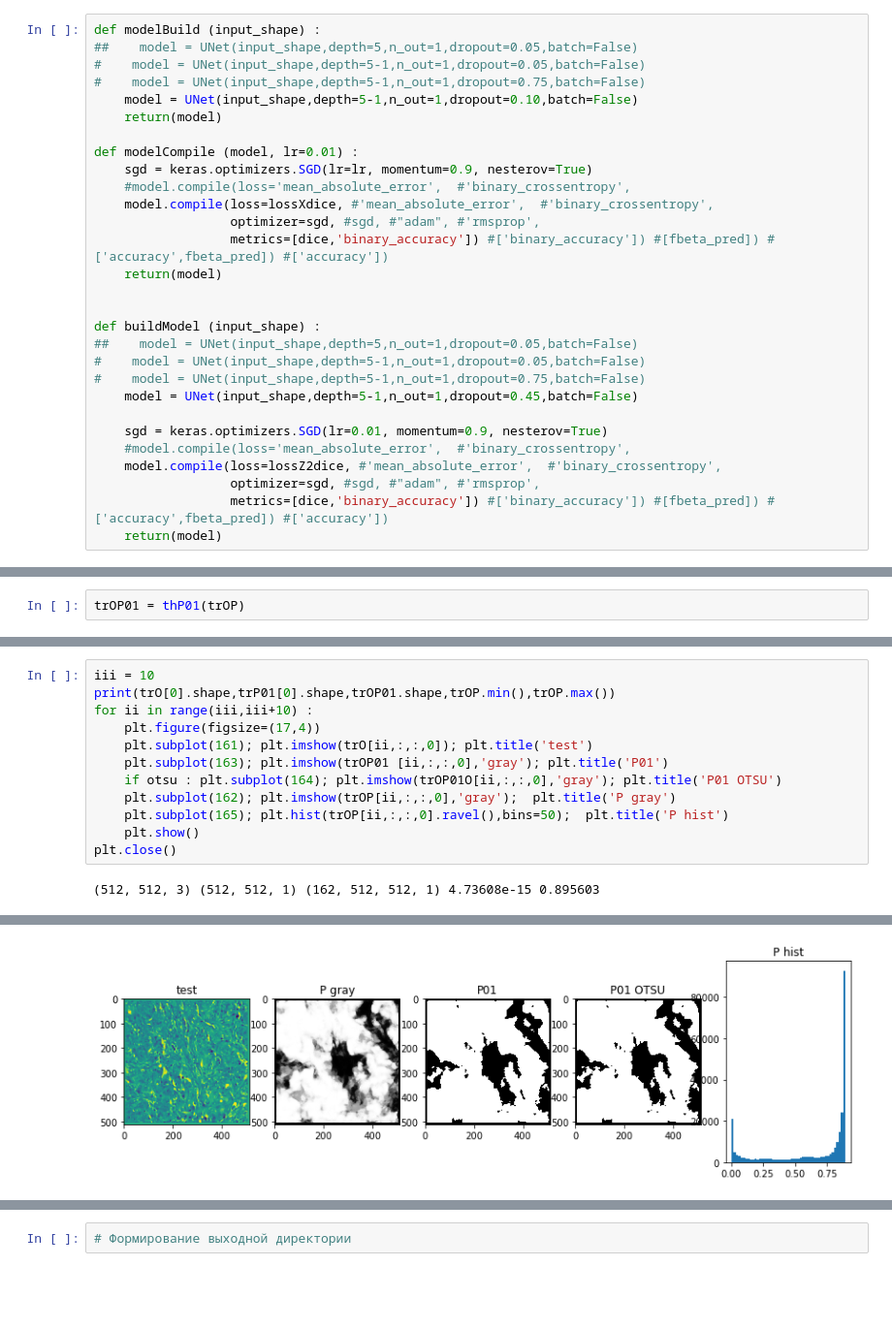
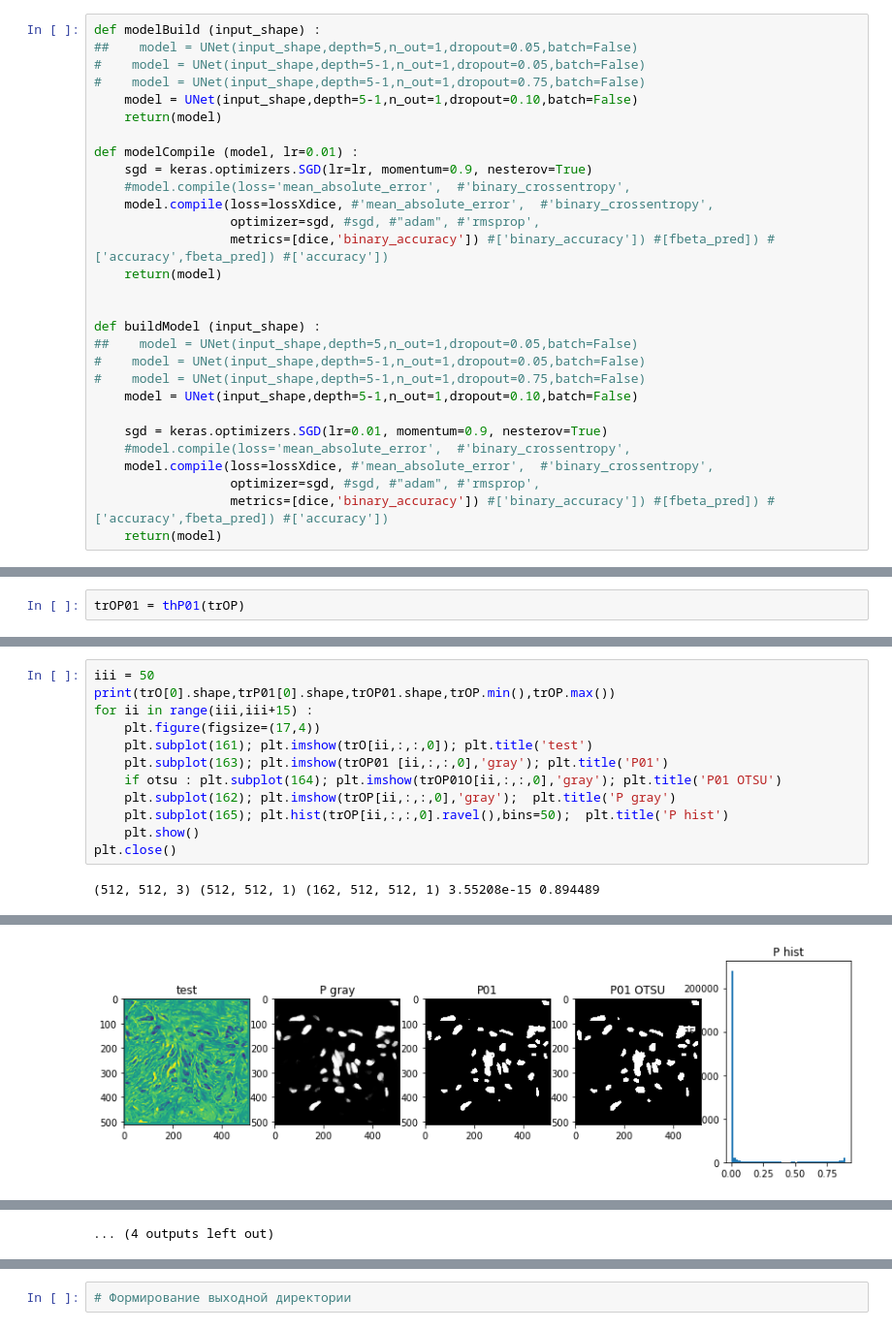
Before and after one commit to SorokinV/TopCoder-2017-07-Pathologic-Segmentation, a Jupyter notebook: Jupyter-Net/Konica-V1-UNet-KFold-Level-1-lossX-Exp.ipynb, the cells around one changed output, grey strips where cells are left out. Shown at 97% size. Saved outputs shown, nothing was run; the diff lists cells and outputs as text; blank space fills up the shorter version.

```diff
--- a/Jupyter-Net/Konica-V1-UNet-KFold-Level-1-lossX-Exp.ipynb
+++ b/Jupyter-Net/Konica-V1-UNet-KFold-Level-1-lossX-Exp.ipynb
@@ -353,11 +353,11 @@ def buildModel (input_shape) :
 ##    model = UNet(input_shape,depth=5,n_out=1,dropout=0.05,batch=False)
 #    model = UNet(input_shape,depth=5-1,n_out=1,dropout=0.05,batch=False)
 #    model = UNet(input_shape,depth=5-1,n_out=1,dropout=0.75,batch=False)
-    model = UNet(input_shape,depth=5-1,n_out=1,dropout=0.45,batch=False)
+    model = UNet(input_shape,depth=5-1,n_out=1,dropout=0.10,batch=False)
 
     sgd = keras.optimizers.SGD(lr=0.01, momentum=0.9, nesterov=True)
     #model.compile(loss='mean_absolute_error',  #'binary_crossentropy',
-    model.compile(loss=lossZ2dice, #'mean_absolute_error',  #'binary_crossentropy',
+    model.compile(loss=lossXdice, #'mean_absolute_error',  #'binary_crossentropy',
                   optimizer=sgd, #sgd, #"adam", #'rmsprop',
                   metrics=[dice,'binary_accuracy']) #['binary_accuracy']) #[fbeta_pred]) #['accuracy',fbeta_pred]) #['accuracy'])
     return(model)
@@ -732,7 +735,7 @@ if otsu :
 # %%
-iii = 10
+iii = 50
 print(trO[0].shape,trP01[0].shape,trOP01.shape,trOP.min(),trOP.max())
-for ii in range(iii,iii+10) :
+for ii in range(iii,iii+15) :
     plt.figure(figsize=(17,4))
     plt.subplot(161); plt.imshow(trO[ii,:,:,0]); plt.title('test')
     plt.subplot(163); plt.imshow(trOP01 [ii,:,:,0],'gray'); plt.title('P01')
@@ -742,4 +745,4 @@ for ii in range(iii,iii+10) :
     plt.show()
 plt.close()
 # %% [output]
-(512, 512, 3) (512, 512, 1) (162, 512, 512, 1) 4.73608e-15 0.895603
+(512, 512, 3) (512, 512, 1) (162, 512, 512, 1) 3.55208e-15 0.894489
@@ -753 +756 @@ plt.close()
-[figure, old version]
+[figure, new version]
@@ -756,3 +760,4 @@ plt.close()
+... (4 outputs left out)
 # %%
 otsu = 1
 if otsu : trOP01 = trOP01O; print(datetime.datetime.now(),'otsu datas')
```
Also changed, not shown: parts of 22 cells of this notebook, 2 other files.
